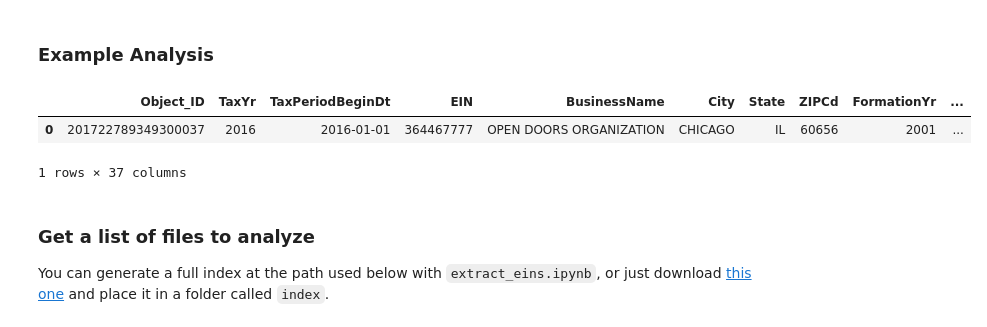
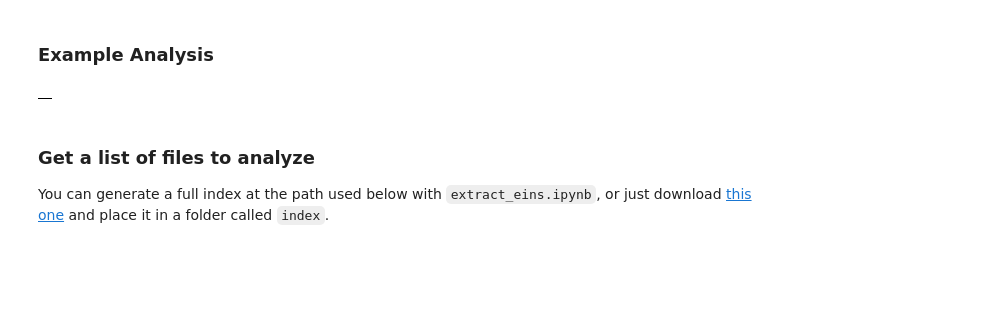
Before and after one commit to ethantenison/Impact_Capital, a Jupyter notebook: 990master.ipynb, the cells around one changed output. Saved outputs shown, nothing was run; the diff lists cells and outputs as text; code cells hidden in the pictures; blank space fills up the shorter version.

```diff
--- a/990master.ipynb
+++ b/990master.ipynb
@@ -257,13 +257,11 @@ def analyze_one(path):
 # %%
 df = pd.DataFrame([])
 
-one_row = analyze_one('data/test/201722789349300037_public.xml')
+one_row = analyze_one('C:/Users/Administrator/Desktop/irs_2017/201743569349100404_public.xml')
 df = df.append(one_row)
 df
 # %% [output]
-|  | Object_ID | TaxYr | TaxPeriodBeginDt | EIN | BusinessName | City | State | ZIPCd | FormationYr | ... |
-| 0 | 201722789349300037 | 2016 | 2016-01-01 | 364467777 | OPEN DOORS ORGANIZATION | CHICAGO | IL | 60656 | 2001 | ... |
+|  |
-1 rows × 37 columns
 # %% [markdown]
 ### Get a list of files to analyze
 You can generate a full index at the path used below with `extract_eins.ipynb`, or just download [this one](https://www.dropbox.com/s/237lcs9dcmqzjug/full_index.csv?dl=0) and place it in a folder called `index`.
```
Also changed, not shown: parts of 5 cells of this notebook, 2 other files.
